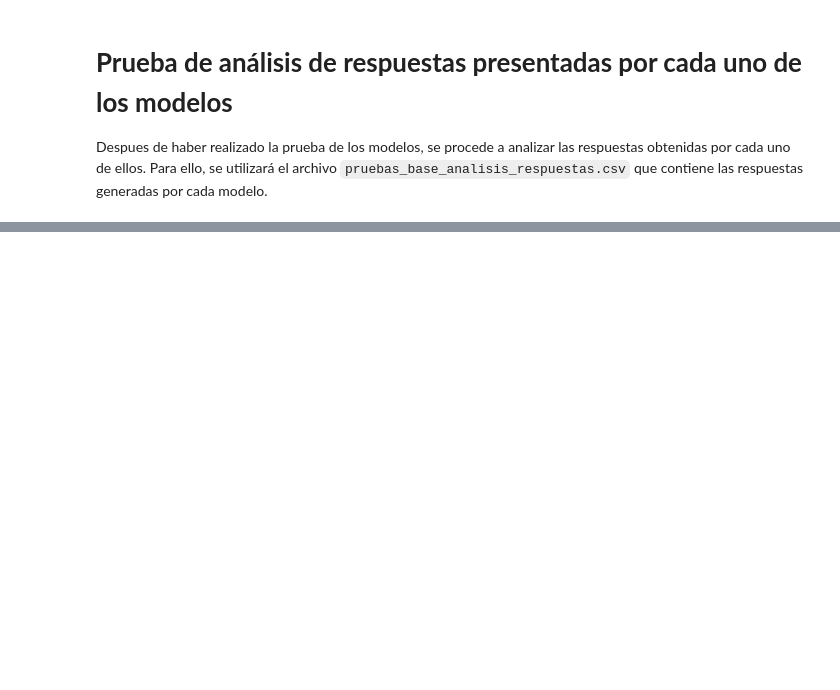
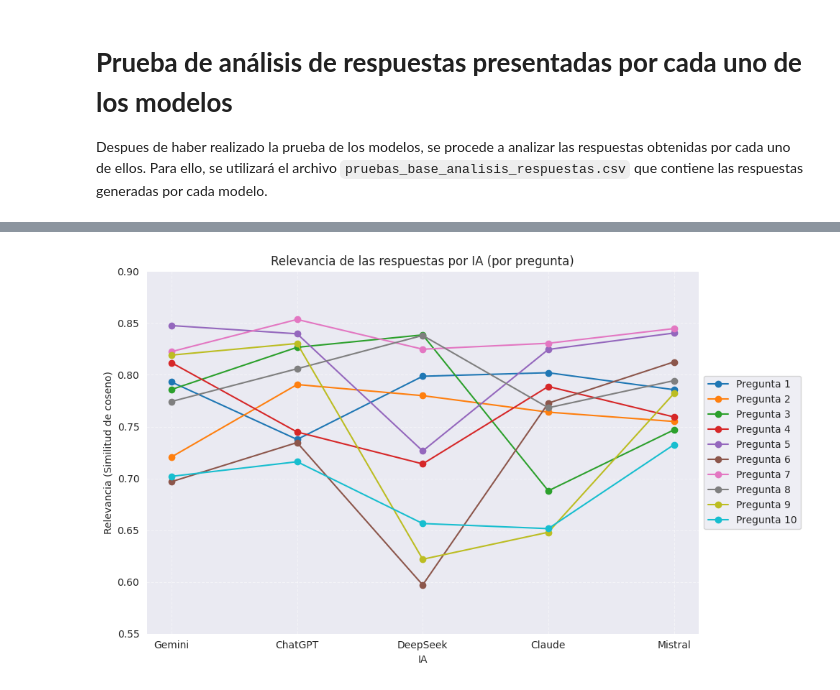
Before and after one commit to lonj22803/prueba_inicial_preguntas, a Jupyter notebook: analisis_respuestas.ipynb, the cells around one changed output, grey strips where cells are left out. Saved outputs shown, nothing was run; the diff lists cells and outputs as text; code cells hidden in the pictures; blank space fills up the shorter version.

```diff
--- a/analisis_respuestas.ipynb
+++ b/analisis_respuestas.ipynb
@@ -33,0 +185,6 @@ base_datos.head(10)
+# %%
+df_procesado_1=df_procesado.copy() # Hacemos una copia del dataframe procesado
+columnas_deseadas = ["AI"] + list(df_procesado_1.filter(like='_limpia').columns)
+df_preguntas_limpias = df_procesado_1[columnas_deseadas]
+print(df_preguntas_limpias)
+df_preguntas_limpias.to_csv('preguntas_limpias.csv')
@@ -33,0 +209,5 @@ base_datos.head(10)
+# %%
+base_preguntas=pd.read_csv('preguntas.csv')
+base_preguntas=base_preguntas.dropna() # Eliminamos las filas con valores nulos
+# Mostramos las primeras filas de la base de datos
+print(base_preguntas.head(10))
@@ -33,0 +232,4 @@ base_datos.head(10)
+# %%
+# Suponiendo que tus DataFrames se llaman `preguntas_df` y `respuestas_df`
+similitud_df = calcular_similitud(base_preguntas, df_preguntas_limpias)
+print(similitud_df)
@@ -33,0 +254,4 @@ base_datos.head(10)
+# %%
+graficar_relevancia_lineas(similitud_df)
+# %% [output]
+[figure, added]
```
Also changed, not shown: parts of 16 cells of this notebook, 1 other file.
